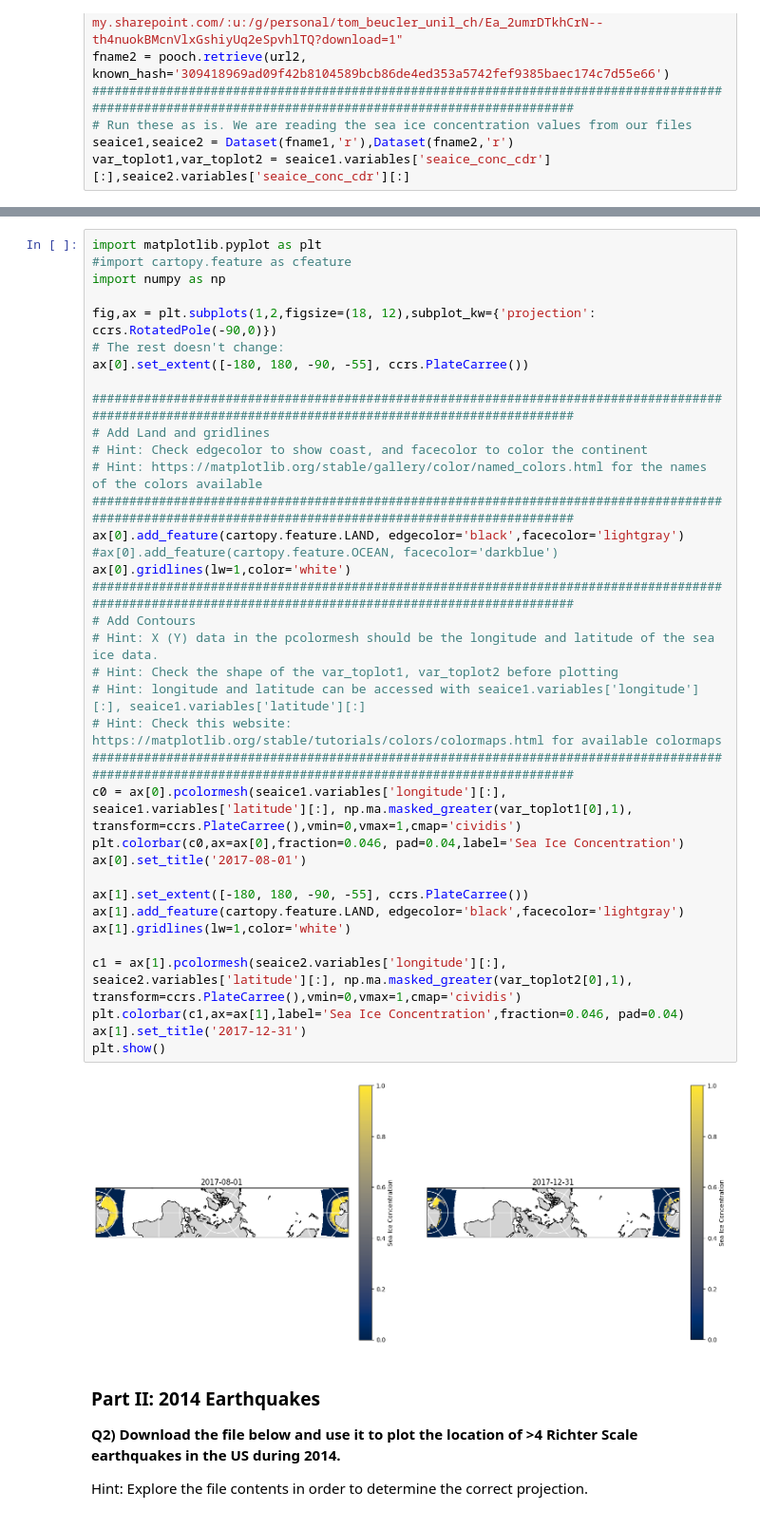
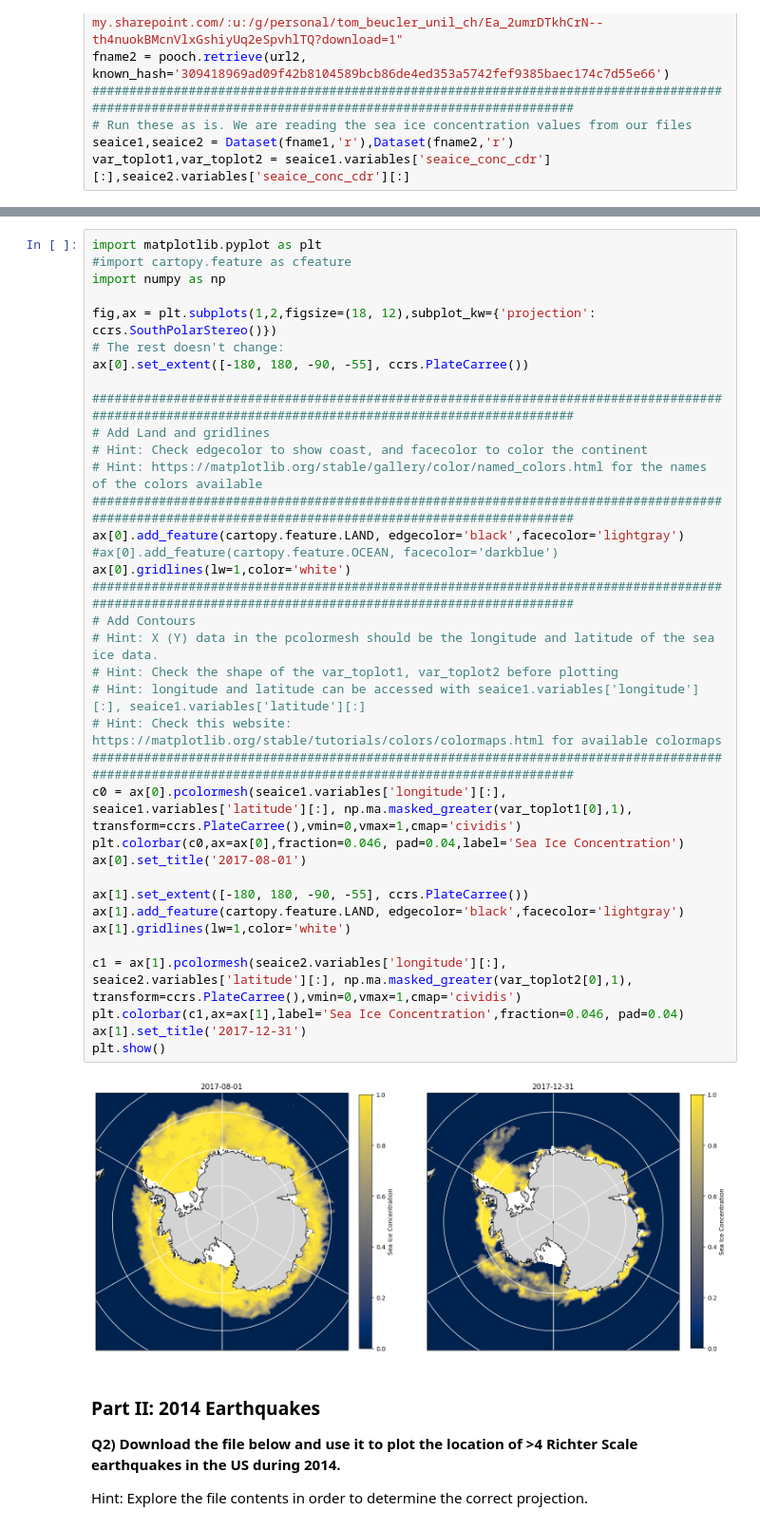
Before and after one commit to JoanneQuet/2023_Intro_Python, a Jupyter notebook: ML_EES/IP/W2_S2.ipynb, the cells around one changed output, grey strips where cells are left out. Shown at 95% size. Cells and saved outputs as stored; diff of their text form.

```diff
--- a/ML_EES/IP/W2_S2.ipynb
+++ b/ML_EES/IP/W2_S2.ipynb
@@ -227,39 +213,39 @@ import matplotlib.pyplot as plt
 #import cartopy.feature as cfeature
 import numpy as np
 
-fig,ax = plt.subplots(1,2,figsize=(18, 12),subplot_kw={'projection': ccrs.RotatedPole(-90,0)})
+fig,ax = plt.subplots(1,2,figsize=(18, 12),subplot_kw={'projection': ccrs.SouthPolarStereo()})
 # The rest doesn't change:
 ax[0].set_extent([-180, 180, -90, -55], ccrs.PlateCarree())
 
 ######################################################################################################################################################
 # Add Land and gridlines
 # Hint: Check edgecolor to show coast, and facecolor to color the continent
 # Hint: https://matplotlib.org/stable/gallery/color/named_colors.html for the names of the colors available
 ######################################################################################################################################################
 ax[0].add_feature(cartopy.feature.LAND, edgecolor='black',facecolor='lightgray')
 #ax[0].add_feature(cartopy.feature.OCEAN, facecolor='darkblue')
 ax[0].gridlines(lw=1,color='white')
 ######################################################################################################################################################
 # Add Contours
 # Hint: X (Y) data in the pcolormesh should be the longitude and latitude of the sea ice data.
 # Hint: Check the shape of the var_toplot1, var_toplot2 before plotting
 # Hint: longitude and latitude can be accessed with seaice1.variables['longitude'][:], seaice1.variables['latitude'][:]
 # Hint: Check this website: https://matplotlib.org/stable/tutorials/colors/colormaps.html for available colormaps
 ######################################################################################################################################################
 c0 = ax[0].pcolormesh(seaice1.variables['longitude'][:], seaice1.variables['latitude'][:], np.ma.masked_greater(var_toplot1[0],1), transform=ccrs.PlateCarree(),vmin=0,vmax=1,cmap='cividis')
 plt.colorbar(c0,ax=ax[0],fraction=0.046, pad=0.04,label='Sea Ice Concentration')
 ax[0].set_title('2017-08-01')
 
 ax[1].set_extent([-180, 180, -90, -55], ccrs.PlateCarree())
 ax[1].add_feature(cartopy.feature.LAND, edgecolor='black',facecolor='lightgray')
 ax[1].gridlines(lw=1,color='white')
 
 c1 = ax[1].pcolormesh(seaice2.variables['longitude'][:], seaice2.variables['latitude'][:], np.ma.masked_greater(var_toplot2[0],1), transform=ccrs.PlateCarree(),vmin=0,vmax=1,cmap='cividis')
 plt.colorbar(c1,ax=ax[1],label='Sea Ice Concentration',fraction=0.046, pad=0.04)
 ax[1].set_title('2017-12-31')
 plt.show()
 # %% [output]
-[figure, old version]
+[figure, new version]
 # %% [markdown]
 ### Part II: 2014 Earthquakes
 **Q2) Download the file below and use it to plot the location of >4 Richter Scale earthquakes in the US during 2014.**
```
Also changed, not shown: parts of 1 cell of this notebook.
